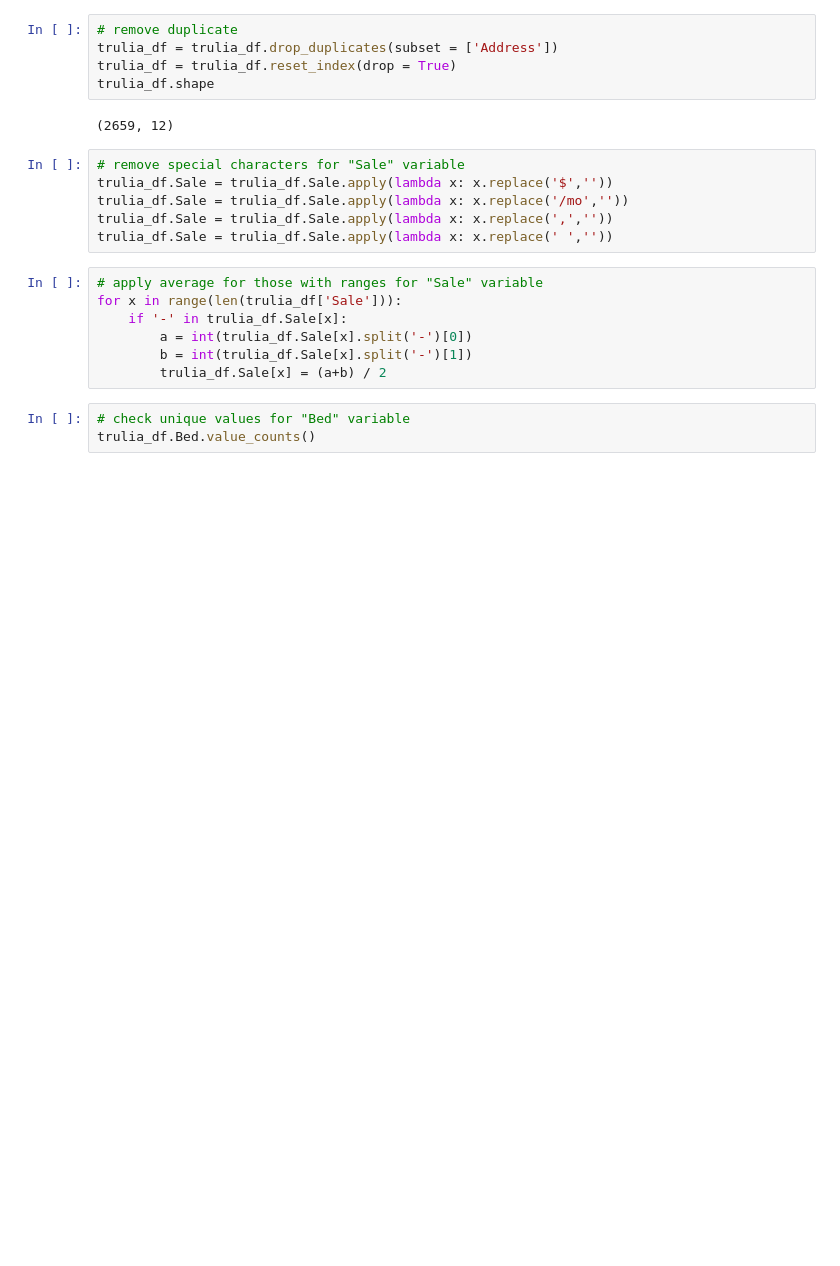
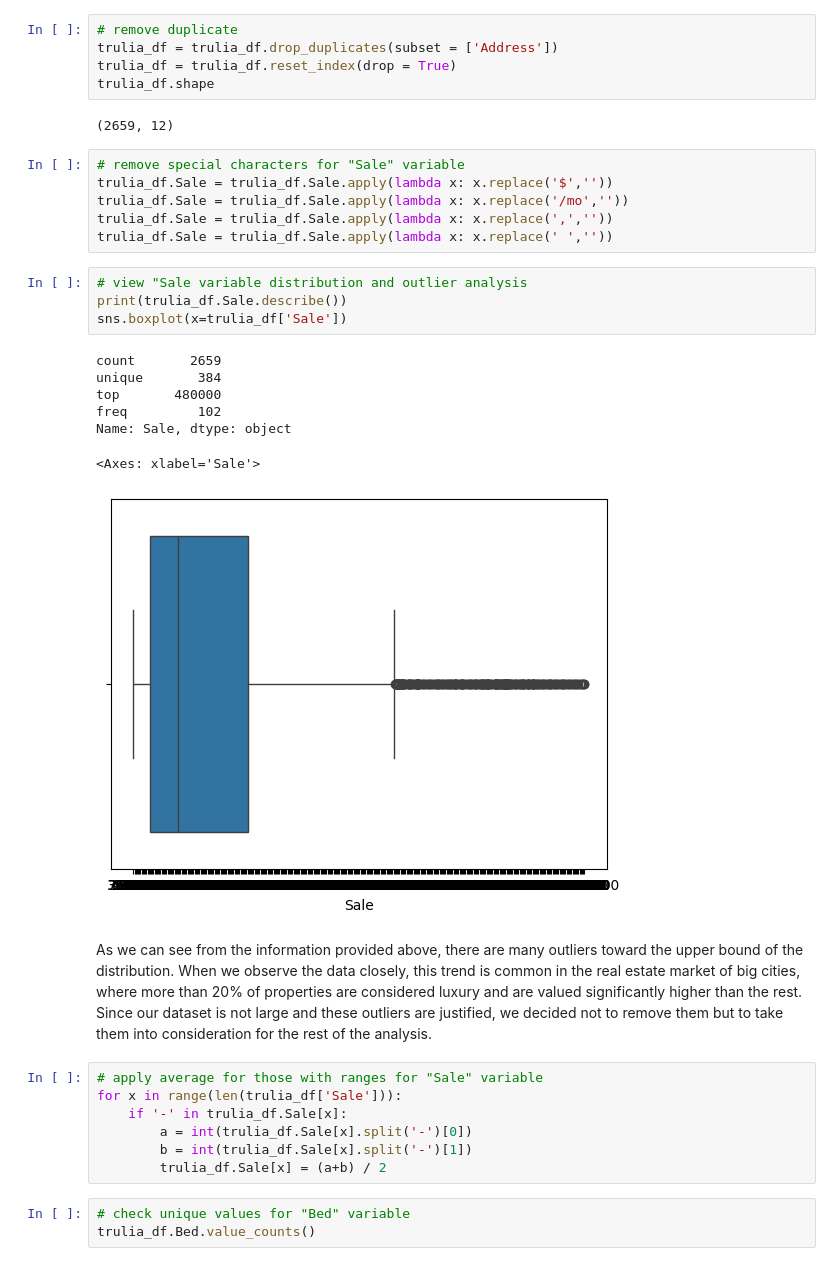
Before and after one commit to chilam27/CMSE830_Project, a Jupyter notebook: CMSE830_project.ipynb, the cells around one changed output. Cells and saved outputs as stored; diff of their text form; blank space fills up the shorter version.

```diff
--- a/CMSE830_project.ipynb
+++ b/CMSE830_project.ipynb
@@ -507,6 +507,20 @@ trulia_df.Sale = trulia_df.Sale.apply(lambda x: x.replace('$',''))
 trulia_df.Sale = trulia_df.Sale.apply(lambda x: x.replace('/mo',''))
 trulia_df.Sale = trulia_df.Sale.apply(lambda x: x.replace(',',''))
 trulia_df.Sale = trulia_df.Sale.apply(lambda x: x.replace(' ',''))
+# %%
+# view "Sale variable distribution and outlier analysis
+print(trulia_df.Sale.describe())
+sns.boxplot(x=trulia_df['Sale'])
+# %% [output]
+count       2659
+unique       384
+top       480000
+freq         102
+Name: Sale, dtype: object
+<Axes: xlabel='Sale'>
+[figure, added]
+# %% [markdown]
+As we can see from the information provided above, there are many outliers toward the upper bound of the distribution. When we observe the data closely, this trend is common in the real estate market of big cities, where more than 20% of properties are considered luxury and are valued significantly higher than the rest. Since our dataset is not large and these outliers are justified, we decided not to remove them but to take them into consideration for the rest of the analysis.
 # %%
 # apply average for those with ranges for "Sale" variable
 for x in range(len(trulia_df['Sale'])):
```
Also changed, not shown: parts of 17 cells of this notebook.
